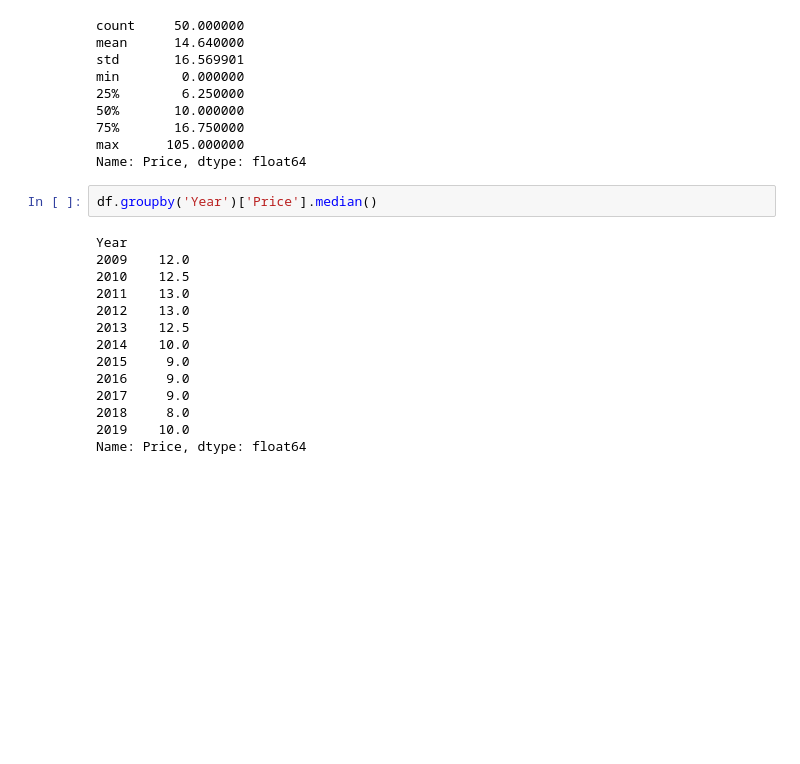
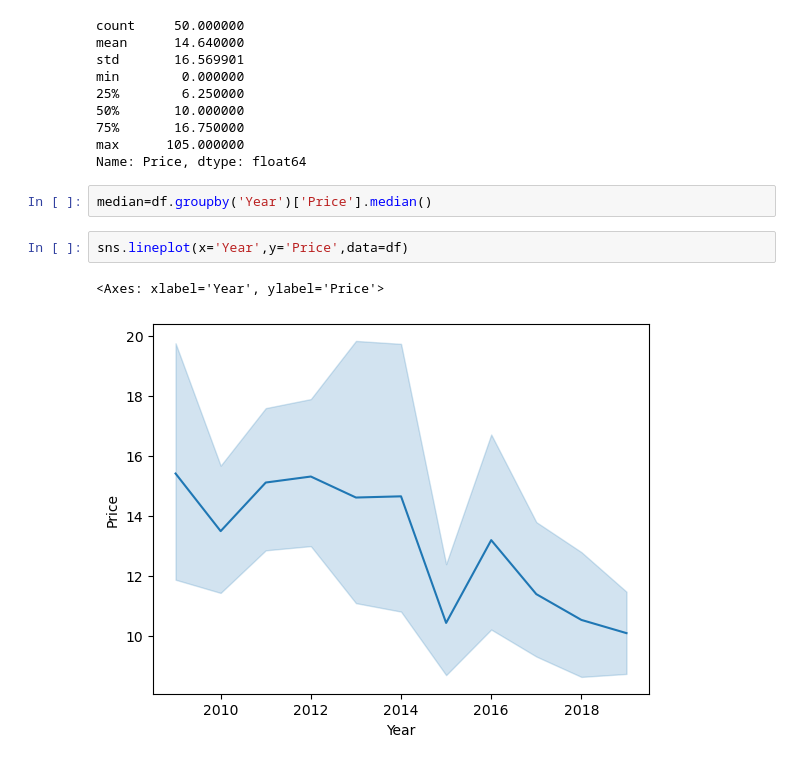
Before and after one commit to Prayush77/Amazon_bestselers_analysis, a Jupyter notebook: src/main.ipynb, the cells around one changed output. Saved outputs shown, nothing was run; the diff lists cells and outputs as text; blank space fills up the shorter version.

```diff
--- a/src/main.ipynb
+++ b/src/main.ipynb
@@ -275,18 +275,9 @@ min        0.000000
 max      105.000000
 Name: Price, dtype: float64
 # %%
-df.groupby('Year')['Price'].median()
+median=df.groupby('Year')['Price'].median()
-# %% [output]
-Year
-2009    12.0
-2010    12.5
-2011    13.0
-2012    13.0
-2013    12.5
-2014    10.0
-2015     9.0
-2016     9.0
-2017     9.0
-2018     8.0
-2019    10.0
-Name: Price, dtype: float64
+# %%
+sns.lineplot(x='Year',y='Price',data=df)
+# %% [output]
+<Axes: xlabel='Year', ylabel='Price'>
+[figure, added]
```
Also changed, not shown: parts of 1 cell of this notebook.
